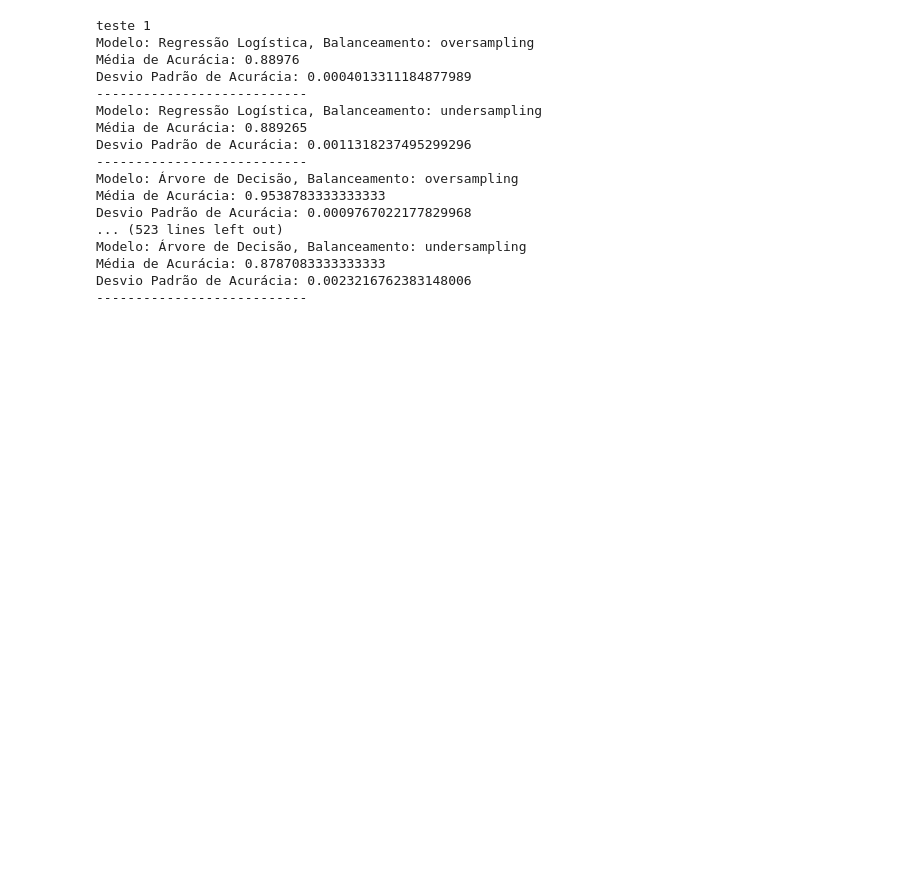
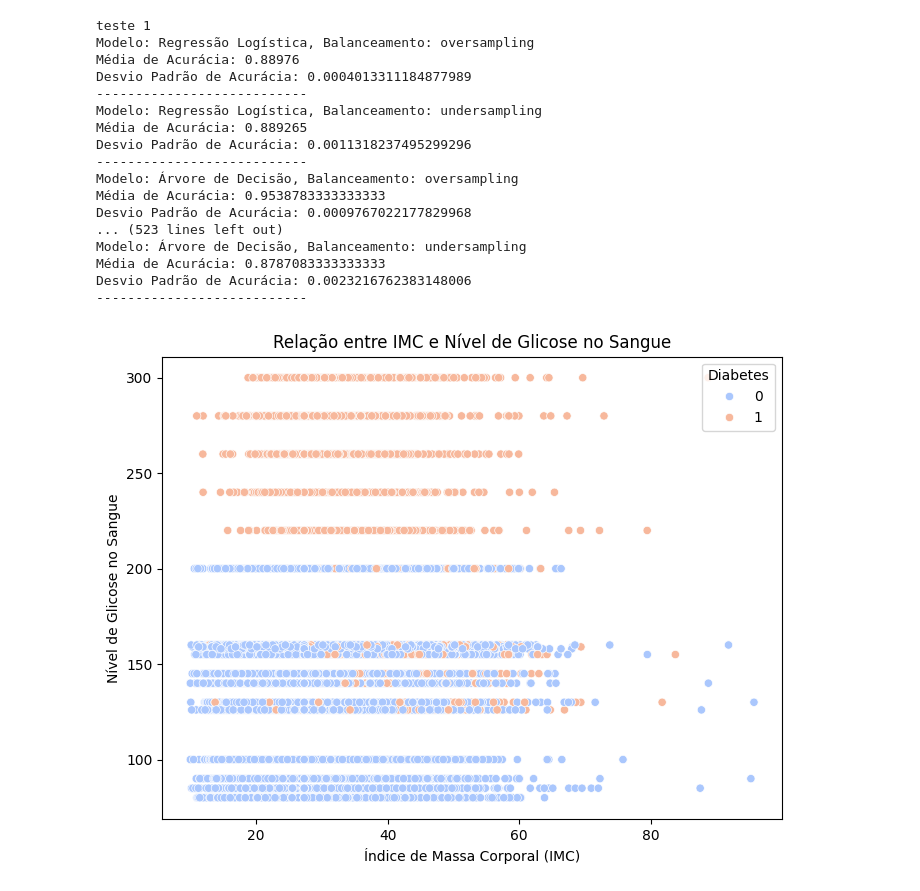
Before and after one commit to renanvilabela/Classifica-o, a Jupyter notebook: Entrega_final_Classificação.ipynb, the cells around one changed output. Cells and saved outputs as stored; diff of their text form; code cells hidden in the pictures; blank space fills up the shorter version.

```diff
--- a/Entrega_final_Classificação.ipynb
+++ b/Entrega_final_Classificação.ipynb
@@ -480,3 +480,16 @@ Modelo: Árvore de Decisão, Balanceamento: undersampling
 Média de Acurácia: 0.8787083333333333
 Desvio Padrão de Acurácia: 0.0023216762383148006
 ---------------------------
+# %%
+import seaborn as sns
+
+# Criar o gráfico de dispersão
+plt.figure(figsize=(8, 6))
+sns.scatterplot(x='bmi', y='blood_glucose_level', data=df, hue='diabetes', palette='coolwarm')
+plt.title("Relação entre IMC e Nível de Glicose no Sangue")
+plt.xlabel("Índice de Massa Corporal (IMC)")
+plt.ylabel("Nível de Glicose no Sangue")
+plt.legend(title='Diabetes', loc='upper right')
+plt.show()
+# %% [output]
+[figure, added]
```
Also changed, not shown: parts of 8 cells of this notebook.
